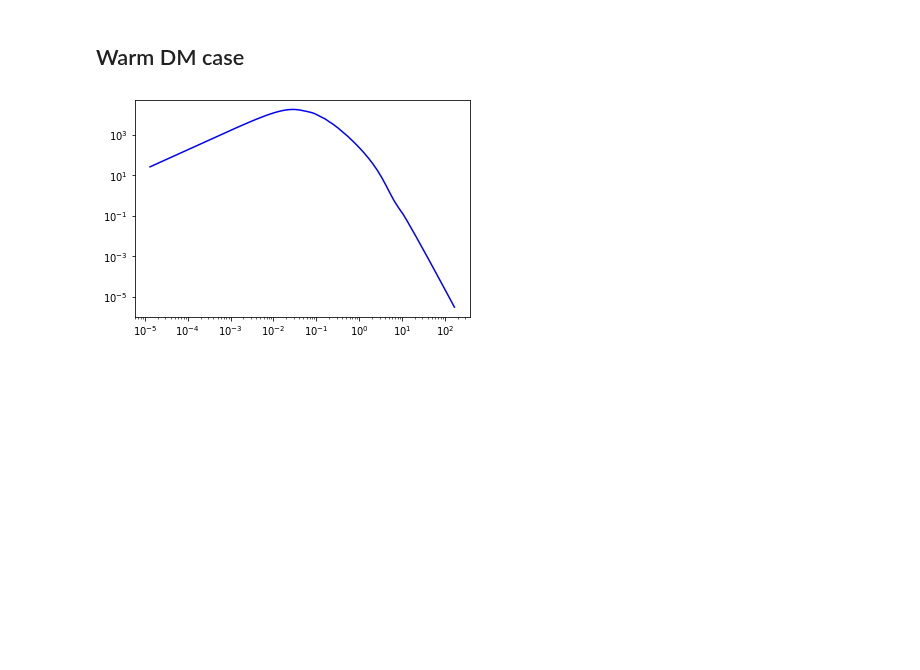
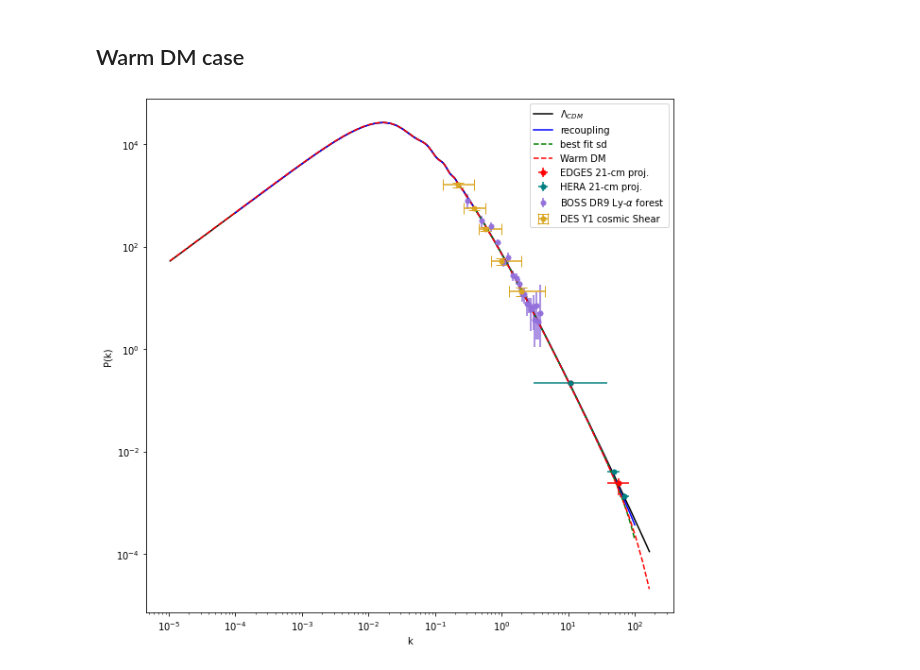
Before and after one commit to NolanSmyth/class_recoupling, a Jupyter notebook: analyze_interps.ipynb, the cells around one changed output. Cells and saved outputs as stored; diff of their text form; code cells hidden in the pictures; blank space fills up the shorter version.

Commit message:
Adding lambdacdm and warm comparisons

```diff
--- a/analyze_interps.ipynb
+++ b/analyze_interps.ipynb
@@ -367,10 +389,29 @@ plt.show()
 # %% [markdown]
 ## Warm DM case
 # %%
-dfWarm = pd.read_csv('output/warm00_pk.dat', header=None, names=['k', 'P(k)'], skiprows=4, delimiter='\s+')
+dfWarm = pd.read_csv('output/warm20_pk.dat', header=None, names=['k', 'P(k)'], skiprows=4, delimiter='\s+')
+dfWarmDig = pd.read_csv('WarmDM.csv', header=None, names=['k', 'delta^2(k)'])
+dflcdm = pd.read_csv('output/lambdacdm00_pk.dat', header=None, names=['k', 'P(k)'], skiprows=4, delimiter='\s+')
-# %%
-plt.plot(dfWarm['k'], dfWarm['P(k)'], 'b', label='Warm DM')
-plt.xscale('log')
-plt.yscale('log')
-# %% [output]
-[figure, removed]
+# %%
+plt.figure(figsize=(10,10))
+
+plt.plot(dflcdm['k'], dflcdm['P(k)'], 'k', label=r'$\Lambda_{CDM}$')
+
+plt.plot(kk, pk_dd_interp((T_rec_arr[plot_idx], A_rec_arr[plot_idx], kk)),'b', label='recoupling')
+plt.plot(kk[-200:], pk_sd_interp((best_a_arr[plot_idx-50, plot_idx-50], kk[-200:])),'g--', label='best fit sd')
+
+plt.plot(dfWarm['k'], dfWarm['P(k)'], 'r--', label='Warm DM')
+# plt.plot(dfWarmDig['k'], dfWarmDig['delta^2(k)']*2*(np.pi**2)/(dfWarmDig['k']**3), 'r--', label='Warm DM')
+
+plt.errorbar(dfEDGES['X'], dfEDGES['Y']*2*(np.pi**2)/dfEDGES['X']**3, xerr=xerrEDGES, yerr=yerrEDGESdim,marker='o', ms=5, color='r', ls='none', label=r'EDGES 21-cm proj.')
+plt.errorbar(dfHERA['X'], dfHERA['Y']*2*(np.pi**2)/dfHERA['X']**3, xerr=xerrHERA, yerr=yerrHERAdim, marker='o', ms=5, color='teal', ls='none', label=r'HERA 21-cm proj.')
+plt.errorbar(dfBOSS['k'], dfBOSS['P(k)'], yerr=yerrBOSS, marker='o', ms=5, color='mediumpurple', ls='none', label=r'BOSS DR9 Ly-$\alpha$ forest')
+plt.errorbar(dfDES['X'], dfDES['Y'], yerr=yerrDES, xerr=xerrDES, marker='o', ms=5, color='goldenrod', ls='none', capsize=6, label='DES Y1 cosmic Shear')
+plt.xscale('log')
+plt.yscale('log')
+plt.xlabel('k')
+plt.ylabel('P(k)')
+plt.legend()
+plt.show()
+# %% [output]
+[figure, added]
```
Also changed, not shown: parts of 4 cells of this notebook, 4 other files.
